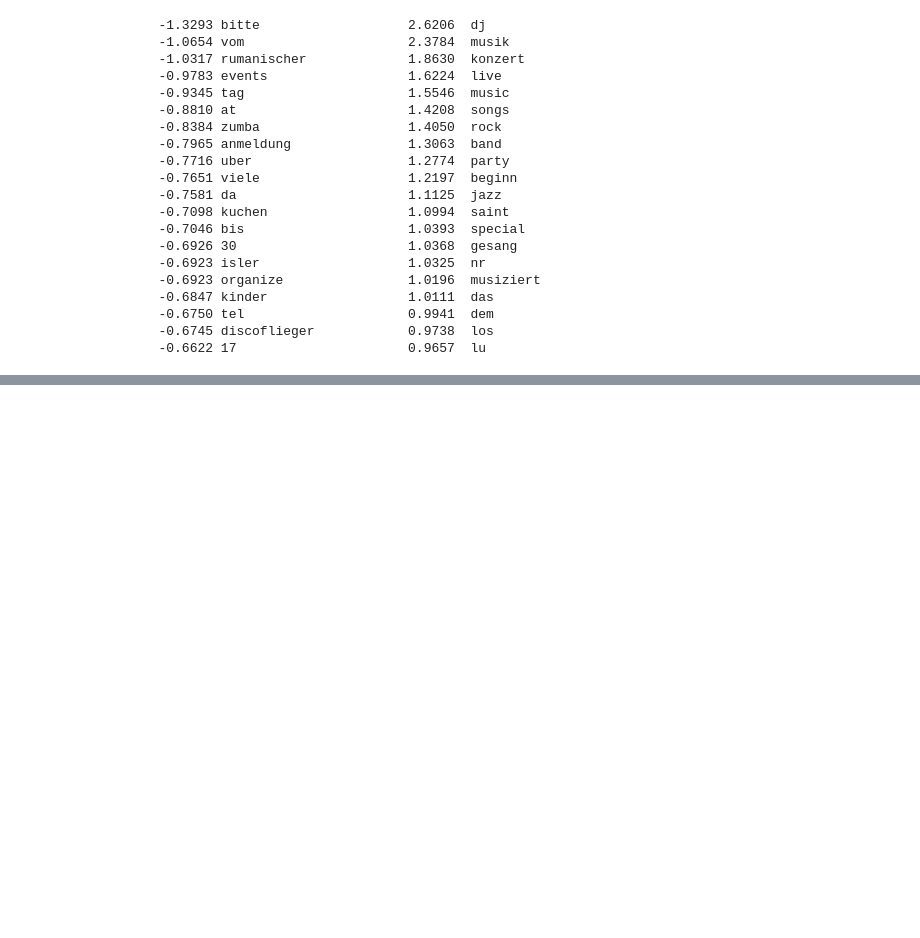
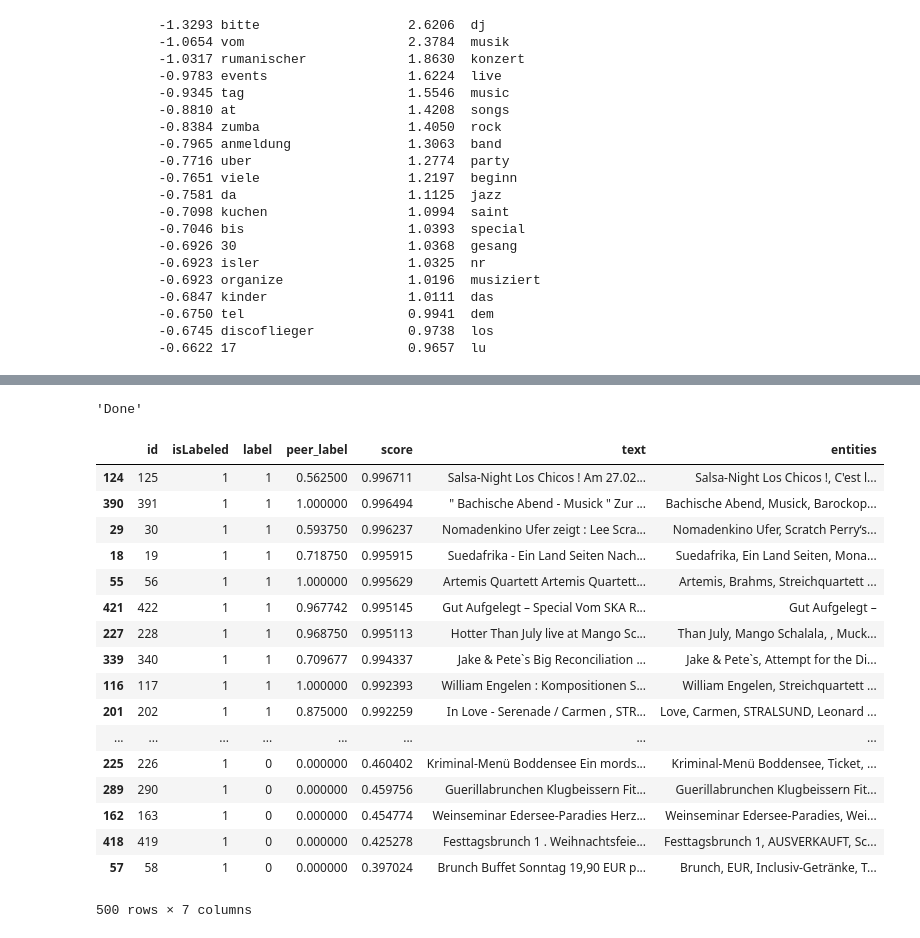
Before and after one commit to visualengineers/glyphboard, a Jupyter notebook: mlbackend/DR.ipynb, the cells around one changed output, grey strips where cells are left out. Saved outputs shown, nothing was run; the diff lists cells and outputs as text; code cells hidden in the pictures; blank space fills up the shorter version.

```diff
--- a/mlbackend/DR.ipynb
+++ b/mlbackend/DR.ipynb
@@ -400,0 +398,29 @@ RFC_met.plot()
+# %%
+updateDatasetJson()
+# %% [output]
+'Done'
+# %%
+data = loadData()
+data = getSelectionScores(data, train_data, clf=LR)
+saveData(data)
+train_data = getTrainData()
+train_data.sort_values(by='score', ascending=False)
+# %% [output]
+|  | id | isLabeled | label | peer_label | score | text | entities |
+| 124 | 125 | 1 | 1 | 0.562500 | 0.996711 | Salsa-Night Los Chicos ! Am 27.02... | Salsa-Night Los Chicos !, C'est l... |
+| 390 | 391 | 1 | 1 | 1.000000 | 0.996494 | " Bachische Abend - Musick " Zur ... | Bachische Abend, Musick, Barockop... |
+| 29 | 30 | 1 | 1 | 0.593750 | 0.996237 | Nomadenkino Ufer zeigt : Lee Scra... | Nomadenkino Ufer, Scratch Perry‘s... |
+| 18 | 19 | 1 | 1 | 0.718750 | 0.995915 | Suedafrika - Ein Land Seiten Nach... | Suedafrika, Ein Land Seiten, Mona... |
+| 55 | 56 | 1 | 1 | 1.000000 | 0.995629 | Artemis Quartett Artemis Quartett... | Artemis, Brahms, Streichquartett ... |
+| 421 | 422 | 1 | 1 | 0.967742 | 0.995145 | Gut Aufgelegt – Special Vom SKA R... | Gut Aufgelegt – |
+| 227 | 228 | 1 | 1 | 0.968750 | 0.995113 | Hotter Than July live at Mango Sc... | Than July, Mango Schalala, , Muck... |
+| 339 | 340 | 1 | 1 | 0.709677 | 0.994337 | Jake & Pete`s Big Reconciliation ... | Jake & Pete`s, Attempt for the Di... |
+| 116 | 117 | 1 | 1 | 1.000000 | 0.992393 | William Engelen : Kompositionen S... | William Engelen, Streichquartett ... |
+| 201 | 202 | 1 | 1 | 0.875000 | 0.992259 | In Love - Serenade / Carmen , STR... | Love, Carmen, STRALSUND, Leonard ... |
+| ... | ... | ... | ... | ... | ... | ... | ... |
+| 225 | 226 | 1 | 0 | 0.000000 | 0.460402 | Kriminal-Menü Boddensee Ein mords... | Kriminal-Menü Boddensee, Ticket, ... |
+| 289 | 290 | 1 | 0 | 0.000000 | 0.459756 | Guerillabrunchen Klugbeissern Fit... | Guerillabrunchen Klugbeissern Fit... |
+| 162 | 163 | 1 | 0 | 0.000000 | 0.454774 | Weinseminar Edersee-Paradies Herz... | Weinseminar Edersee-Paradies, Wei... |
+| 418 | 419 | 1 | 0 | 0.000000 | 0.425278 | Festtagsbrunch 1 . Weihnachtsfeie... | Festtagsbrunch 1, AUSVERKAUFT, Sc... |
+| 57 | 58 | 1 | 0 | 0.000000 | 0.397024 | Brunch Buffet Sonntag 19,90 EUR p... | Brunch, EUR, Inclusiv-Getränke, T... |
+500 rows × 7 columns
```
Also changed, not shown: parts of 9 cells of this notebook, 4 other files.
